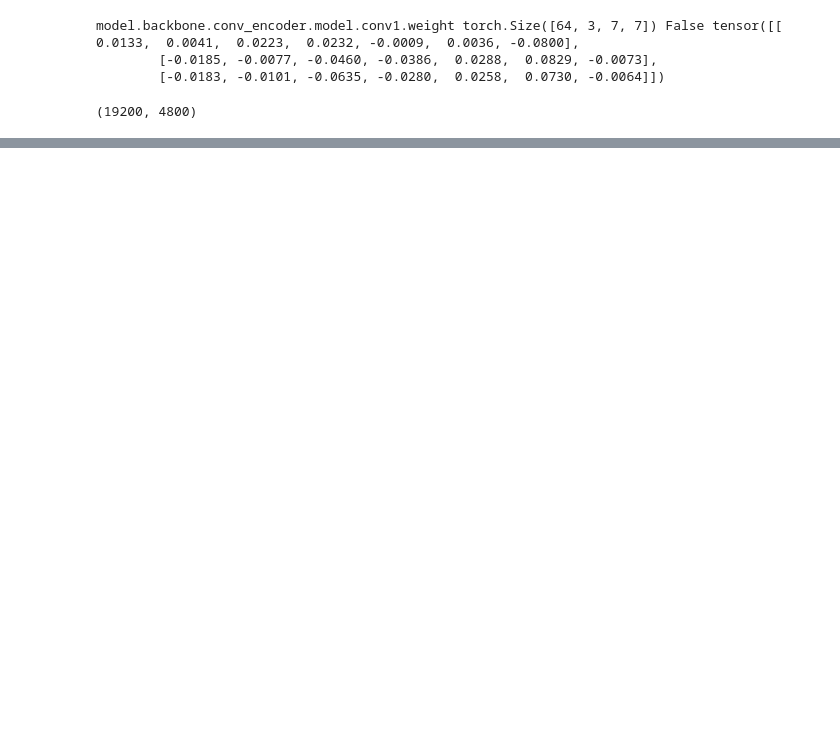
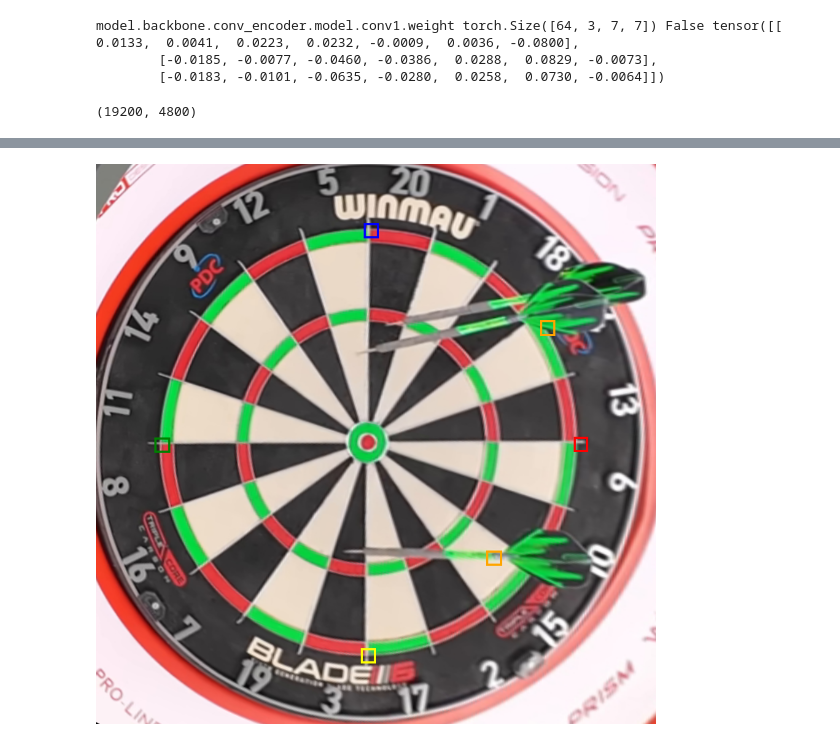
Before and after one commit to timnielen/playdarts, a Jupyter notebook: hf.ipynb, the cells around one changed output, grey strips where cells are left out. Drawn from its saved outputs; the diff is of its cells as text; code cells hidden in the pictures; blank space fills up the shorter version.

```diff
--- a/hf.ipynb
+++ b/hf.ipynb
@@ -101,0 +102,15 @@ torch.Size([100]) torch.Size([100]) torch.Size([100, 4])
+# %%
+inputs = image_processor(images=transformed_image, return_tensors="pt", do_resize=False)
+outputs = model(**inputs)
+target_sizes = torch.tensor([transformed_image.size[::-1]])
+results = image_processor.post_process_object_detection(outputs, threshold=0.75, target_sizes=target_sizes)[0]
+
+draw = ImageDraw.Draw(transformed_image)
+for score, label, box in zip(results["scores"], results["labels"], results["boxes"]):
+    draw.rectangle(box.tolist(), outline=colors[label], width=3)
+
+# for i, corner in enumerate(corners):
+#     draw.rectangle(corner.tolist(), outline=colors[i], width=3)
+transformed_image
+# %% [output]
+[figure, added]
```
Also changed, not shown: parts of 4 cells of this notebook, 1 other file.
